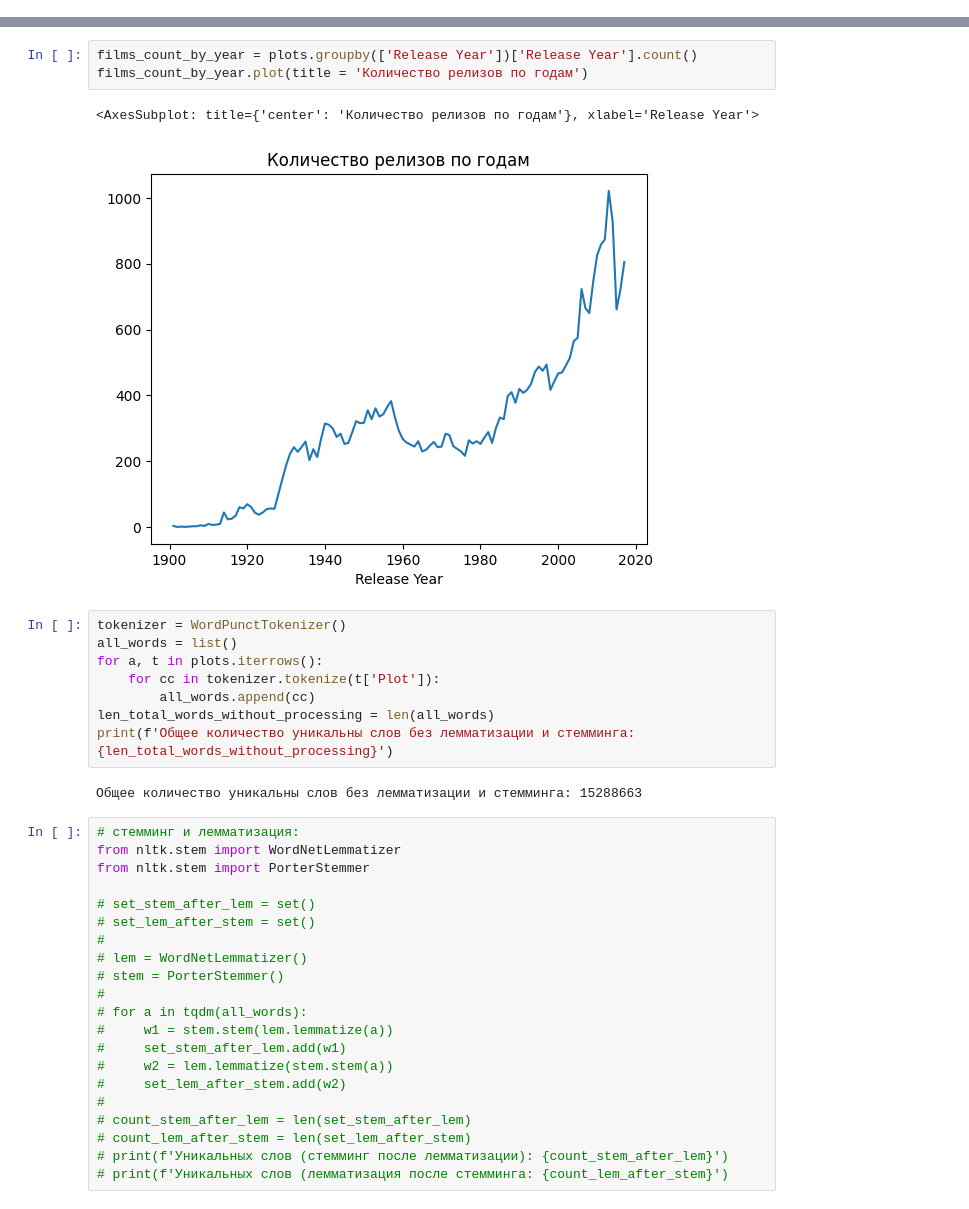
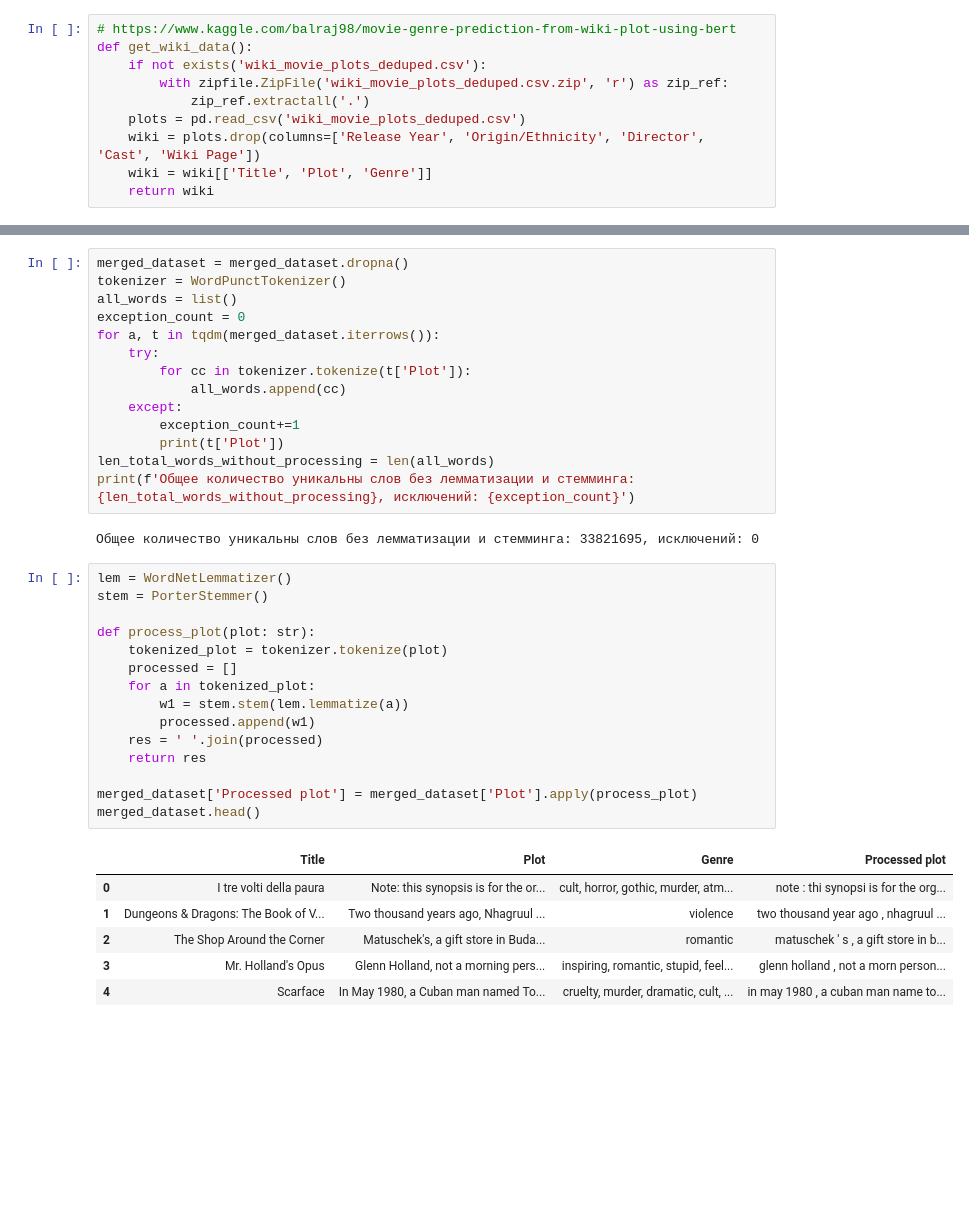
Before and after one commit to maxt/ds-practise, a Jupyter notebook: final/final.ipynb, the cells around one changed output, grey strips where cells are left out. Saved outputs shown, nothing was run; the diff lists cells and outputs as text; blank space fills up the shorter version.

Commit message:
add 3rd dataset and try sentiment predict on processed data

```diff
--- a/final/final.ipynb
+++ b/final/final.ipynb
@@ -8 +12,11 @@ from os.path import exists
+# %%
+# https://www.kaggle.com/balraj98/movie-genre-prediction-from-wiki-plot-using-bert
+def get_wiki_data():
+    if not exists('wiki_movie_plots_deduped.csv'):
+        with zipfile.ZipFile('wiki_movie_plots_deduped.csv.zip', 'r') as zip_ref:
+            zip_ref.extractall('.')
+    plots = pd.read_csv('wiki_movie_plots_deduped.csv')
+    wiki = plots.drop(columns=['Release Year', 'Origin/Ethnicity', 'Director', 'Cast', 'Wiki Page'])
+    wiki = wiki[['Title', 'Plot', 'Genre']]
+    return wiki
 # %%
@@ -63,40 +76,41 @@ print(f'Уникальных значений в поле жанр: {unique_genr
-# %%
-films_count_by_year = plots.groupby(['Release Year'])['Release Year'].count()
-films_count_by_year.plot(title = 'Количество релизов по годам')
-# %% [output]
-<AxesSubplot: title={'center': 'Количество релизов по годам'}, xlabel='Release Year'>
-[figure, removed]
 # %%
+merged_dataset = merged_dataset.dropna()
 tokenizer = WordPunctTokenizer()
 all_words = list()
-for a, t in plots.iterrows():
-    for cc in tokenizer.tokenize(t['Plot']):
-        all_words.append(cc)
+exception_count = 0
+for a, t in tqdm(merged_dataset.iterrows()):
+    try:
+        for cc in tokenizer.tokenize(t['Plot']):
+            all_words.append(cc)
+    except:
+        exception_count+=1
+        print(t['Plot'])
 len_total_words_without_processing = len(all_words)
-print(f'Общее количество уникальны слов без лемматизации и стемминга: {len_total_words_without_processing}')
+print(f'Общее количество уникальны слов без лемматизации и стемминга: {len_total_words_without_processing}, исключений: {exception_count}')
 # %% [output]
-Общее количество уникальны слов без лемматизации и стемминга: 15288663
+Общее количество уникальны слов без лемматизации и стемминга: 33821695, исключений: 0
-# %%
-# стемминг и лемматизация:
-from nltk.stem import WordNetLemmatizer
-from nltk.stem import PorterStemmer
-
-# set_stem_after_lem = set()
-# set_lem_after_stem = set()
-#
-# lem = WordNetLemmatizer()
-# stem = PorterStemmer()
-#
-# for a in tqdm(all_words):
-#     w1 = stem.stem(lem.lemmatize(a))
-#     set_stem_after_lem.add(w1)
-#     w2 = lem.lemmatize(stem.stem(a))
-#     set_lem_after_stem.add(w2)
-#
-# count_stem_after_lem = len(set_stem_after_lem)
-# count_lem_after_stem = len(set_lem_after_stem)
-# print(f'Уникальных слов (стемминг после лемматизации): {count_stem_after_lem}')
-# print(f'Уникальных слов (лемматизация после стемминга: {count_lem_after_stem}')
+# %%
+lem = WordNetLemmatizer()
+stem = PorterStemmer()
+
+def process_plot(plot: str):
+    tokenized_plot = tokenizer.tokenize(plot)
+    processed = []
+    for a in tokenized_plot:
+        w1 = stem.stem(lem.lemmatize(a))
+        processed.append(w1)
+    res = ' '.join(processed)
+    return res
+
+merged_dataset['Processed plot'] = merged_dataset['Plot'].apply(process_plot)
+merged_dataset.head()
+# %% [output]
+|  | Title | Plot | Genre | Processed plot |
+| 0 | I tre volti della paura | Note: this synopsis is for the or... | cult, horror, gothic, murder, atm... | note : thi synopsi is for the org... |
+| 1 | Dungeons & Dragons: The Book of V... | Two thousand years ago, Nhagruul ... | violence | two thousand year ago , nhagruul ... |
+| 2 | The Shop Around the Corner | Matuschek's, a gift store in Buda... | romantic | matuschek ' s , a gift store in b... |
+| 3 | Mr. Holland's Opus | Glenn Holland, not a morning pers... | inspiring, romantic, stupid, feel... | glenn holland , not a morn person... |
+| 4 | Scarface | In May 1980, a Cuban man named To... | cruelty, murder, dramatic, cult, ... | in may 1980 , a cuban man name to... |
 # %%
 def get_sentiment(obj: tuple):
     neg = obj['neg']
```
Also changed, not shown: parts of 10 cells of this notebook, 1 other file.
